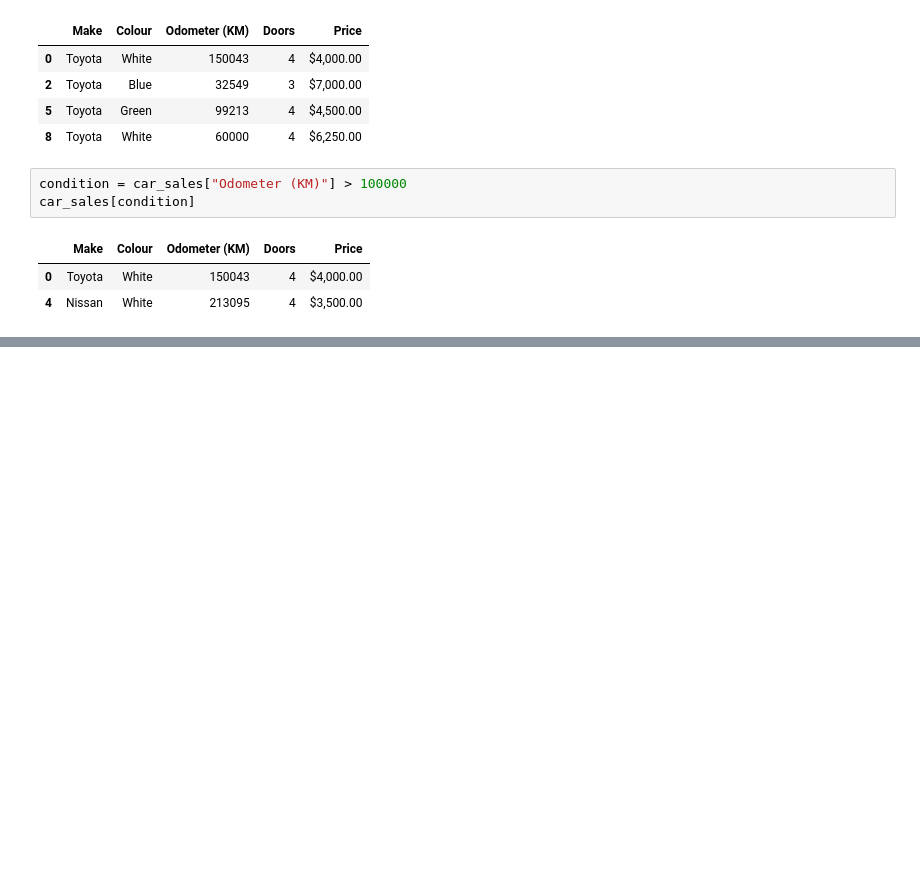
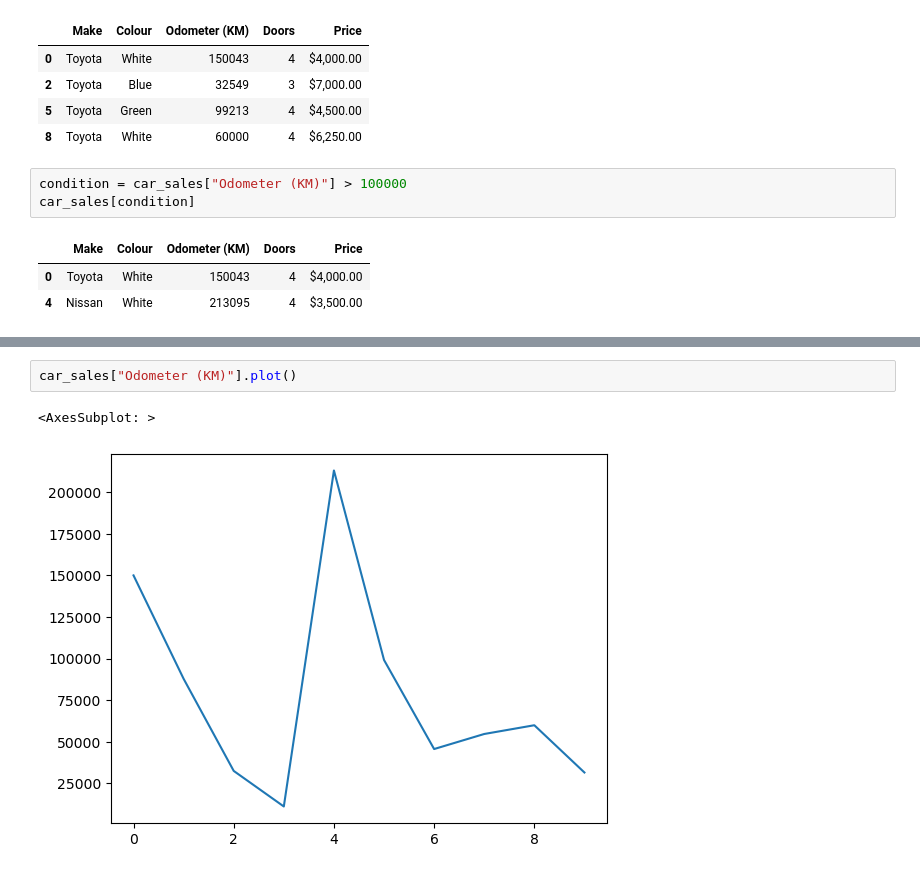
Before and after one commit to Rdpm0509/ztm_ai_ml_datascience, a Jupyter notebook: introduction-to-pandas.ipynb, the cells around one changed output, grey strips where cells are left out. Drawn from its saved outputs; the diff is of its cells as text; blank space fills up the shorter version.

```diff
--- a/introduction-to-pandas.ipynb
+++ b/introduction-to-pandas.ipynb
@@ -249,0 +291,5 @@ car_sales[condition]
+# %%
+car_sales["Odometer (KM)"].plot()
+# %% [output]
+<AxesSubplot: >
+[figure, added]
```
Also changed, not shown: parts of 12 cells of this notebook.
